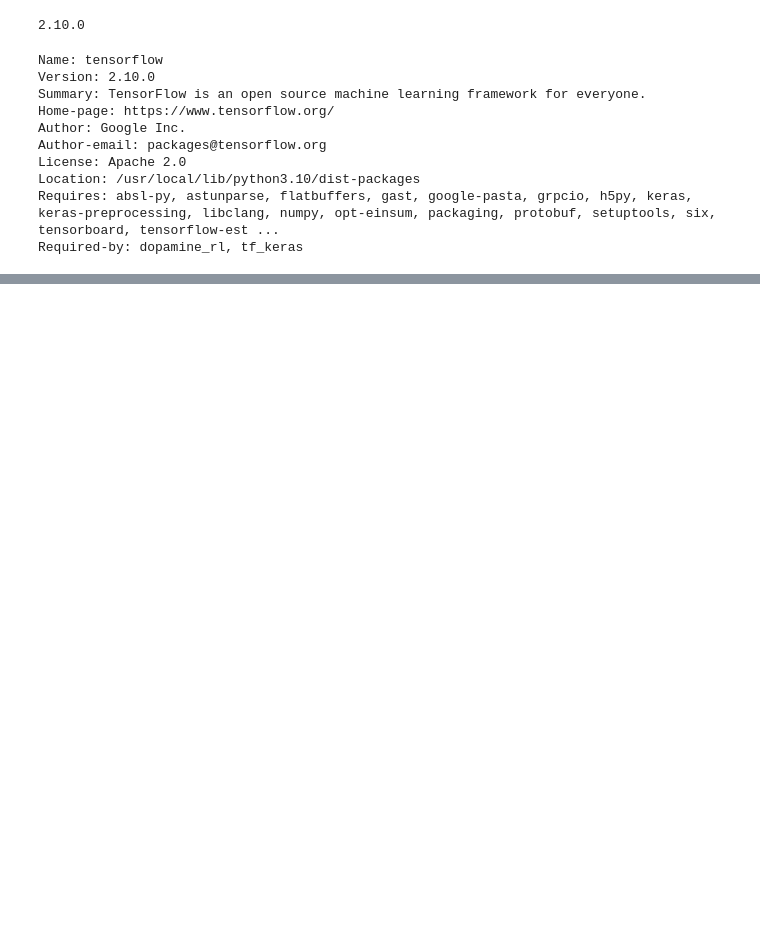
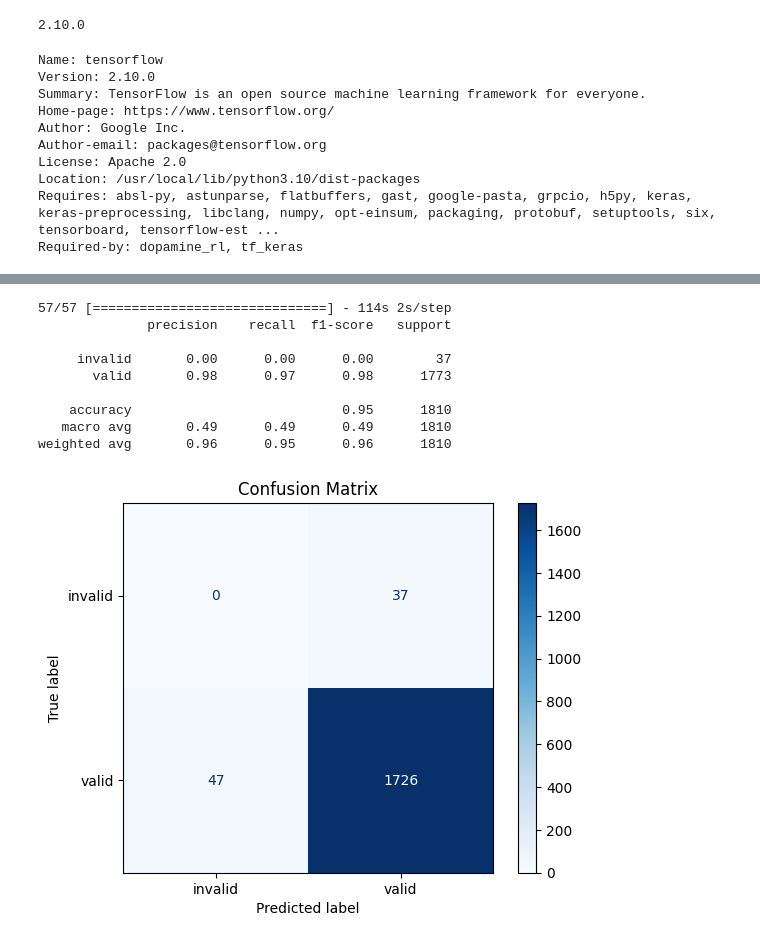
Before and after one commit to 24-25J-097/ent-disease-detection-dl-models, a Jupyter notebook: sinusitis_detection_and_severity_classification/MobileNetV2_xray_image_validator.ipynb, the cells around one changed output, grey strips where cells are left out. Saved outputs shown, nothing was run; the diff lists cells and outputs as text; code cells hidden in the pictures; blank space fills up the shorter version.

```diff
--- a/sinusitis_detection_and_severity_classification/MobileNetV2_xray_image_validator.ipynb
+++ b/sinusitis_detection_and_severity_classification/MobileNetV2_xray_image_validator.ipynb
@@ -199,0 +262,38 @@ Model Saved
+# %%
+import numpy as np
+from sklearn.metrics import confusion_matrix, classification_report, ConfusionMatrixDisplay
+import seaborn as sns
+import matplotlib.pyplot as plt
+
+# Evaluate the model and get predictions
+train_generator.reset()  # Reset the generator
+predictions = model.predict(train_generator)
+
+#  Predict on test data
+predicted_classes = (predictions > 0.5).astype(int).flatten()  # Convert probabilities to binary labels
+
+# Get true labels
+true_classes = train_generator.classes
+class_labels = list(train_generator.class_indices.keys())
+
+
+# Classification report (optional)
+print(classification_report(true_classes, predicted_classes, target_names=class_labels))
+
+#  Compute and plot confusion matrix
+cm = confusion_matrix(true_classes, predicted_classes)
+disp = ConfusionMatrixDisplay(confusion_matrix=cm, display_labels=class_labels)
+disp.plot(cmap=plt.cm.Blues)
+plt.title("Confusion Matrix")
+plt.show()
+# %% [output]
+57/57 [==============================] - 114s 2s/step
+              precision    recall  f1-score   support
+
+     invalid       0.00      0.00      0.00        37
+       valid       0.98      0.97      0.98      1773
+
+    accuracy                           0.95      1810
+   macro avg       0.49      0.49      0.49      1810
+weighted avg       0.96      0.95      0.96      1810
+[figure, added]
```
Also changed, not shown: parts of 5 cells of this notebook, 10 other files.
